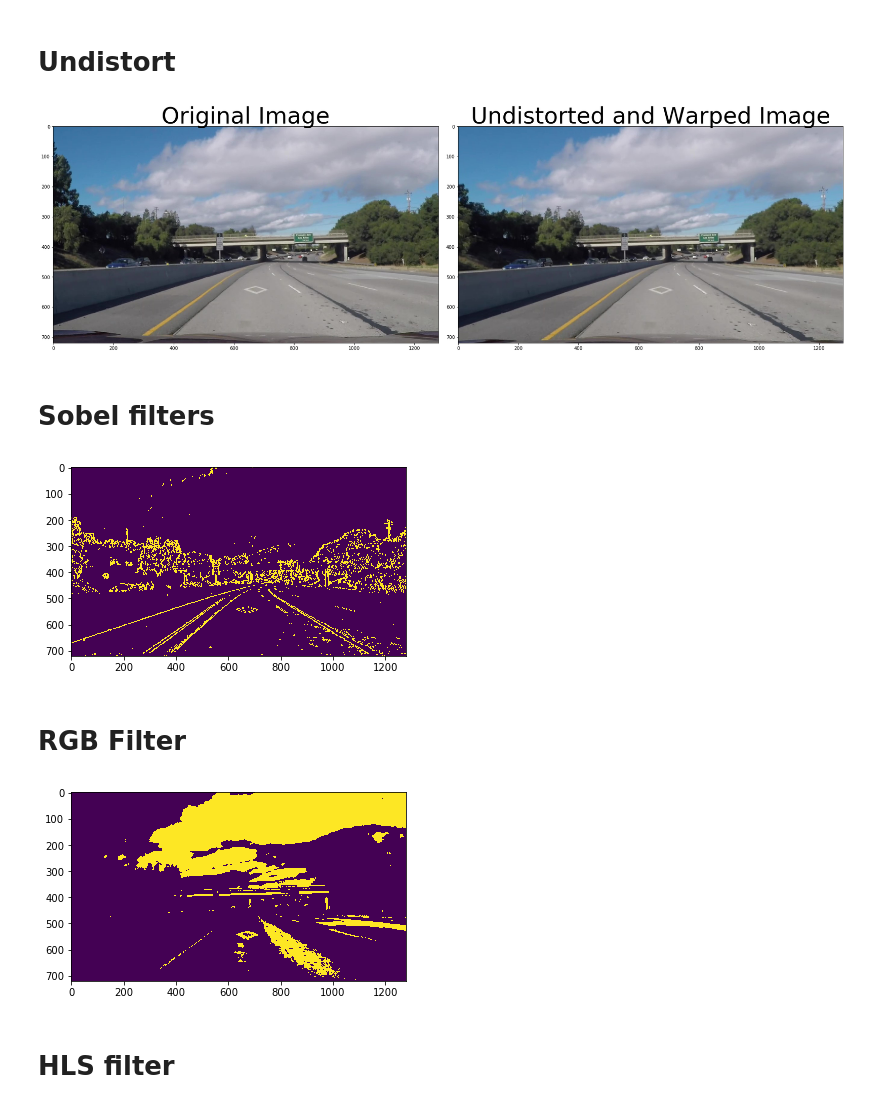
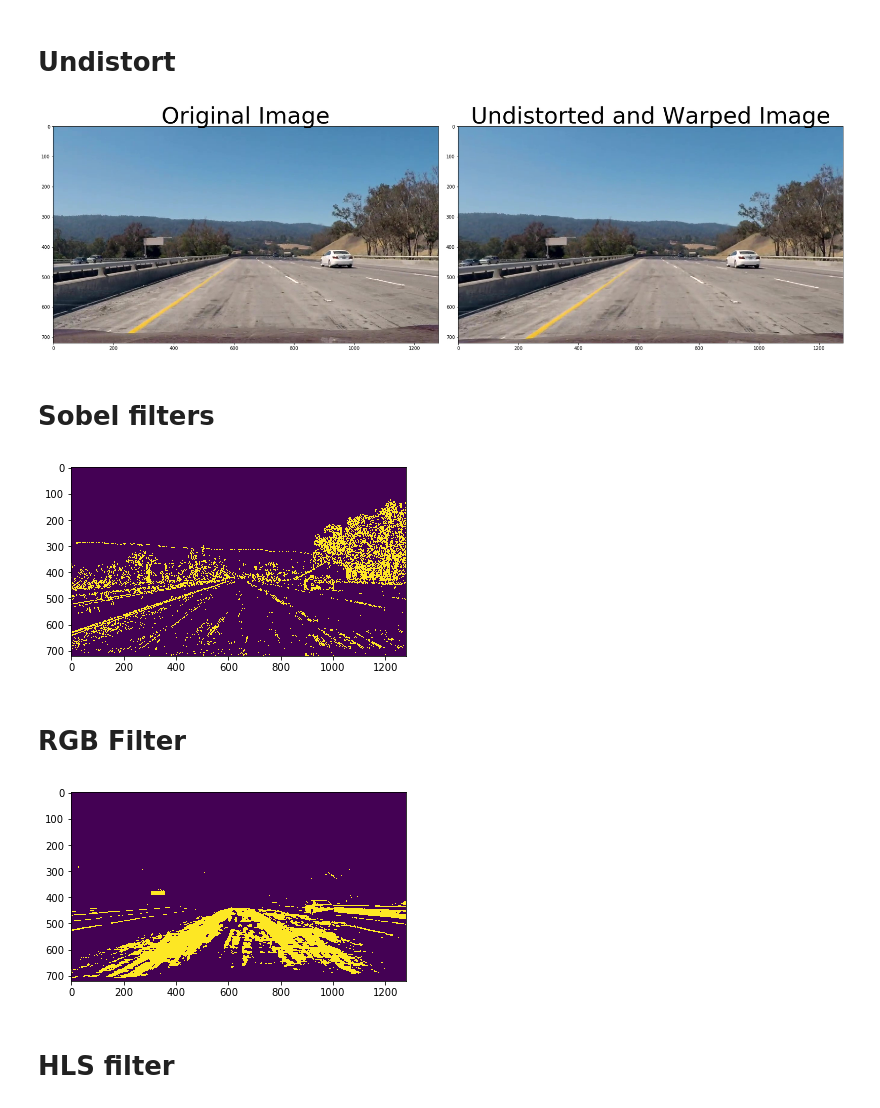
Before and after one commit to kirilcvetkov92/Advanced-Lane-Detection, a Jupyter notebook: Notebook.ipynb, the cells around one changed output. Drawn from its saved outputs; the diff is of its cells as text; code cells hidden in the pictures.

```diff
--- a/Notebook.ipynb
+++ b/Notebook.ipynb
@@ -24,20 +24,20 @@ for fname in fnames :
 # %% [markdown]
 # Undistort
 # %%
-img = mpimg.imread('challenge_video_Moment3.jpg')
+img = mpimg.imread('Project_video_Moment.jpg')
 height, width  = img.shape[0], img.shape[1]
 undistorted, dist, mtx = cal_undistort(img, obj_points_list, img_points_list)
 
 f, (ax1, ax2) = plt.subplots(1, 2, figsize=(24, 9))
 f.tight_layout()
 ax1.imshow(img)
 ax1.set_title('Original Image', fontsize=50)
 ax2.imshow(undistorted)
 ax2.set_title('Undistorted and Warped Image', fontsize=50)
 plt.subplots_adjust(left=0., right=1, top=0.9, bottom=0.)
 plt.show()
 # %% [output]
-[figure, old version]
+[figure, new version]
 # %% [markdown]
 # Sobel filters
 # %%
@@ -48,7 +48,7 @@ combined[combined_condition] = 1
 plt.imshow(combined)
 plt.show()
 # %% [output]
-[figure, old version]
+[figure, new version]
 # %% [markdown]
 # RGB Filter
 # %%
@@ -59,7 +59,7 @@ color_combined[r_g_condition] = 1
 plt.imshow(color_combined)
 plt.show()
 # %% [output]
-[figure, old version]
+[figure, new version]
 # %% [markdown]
 # HLS filter
 # %%
```
Also changed, not shown: parts of 13 cells of this notebook, 1 other file.
